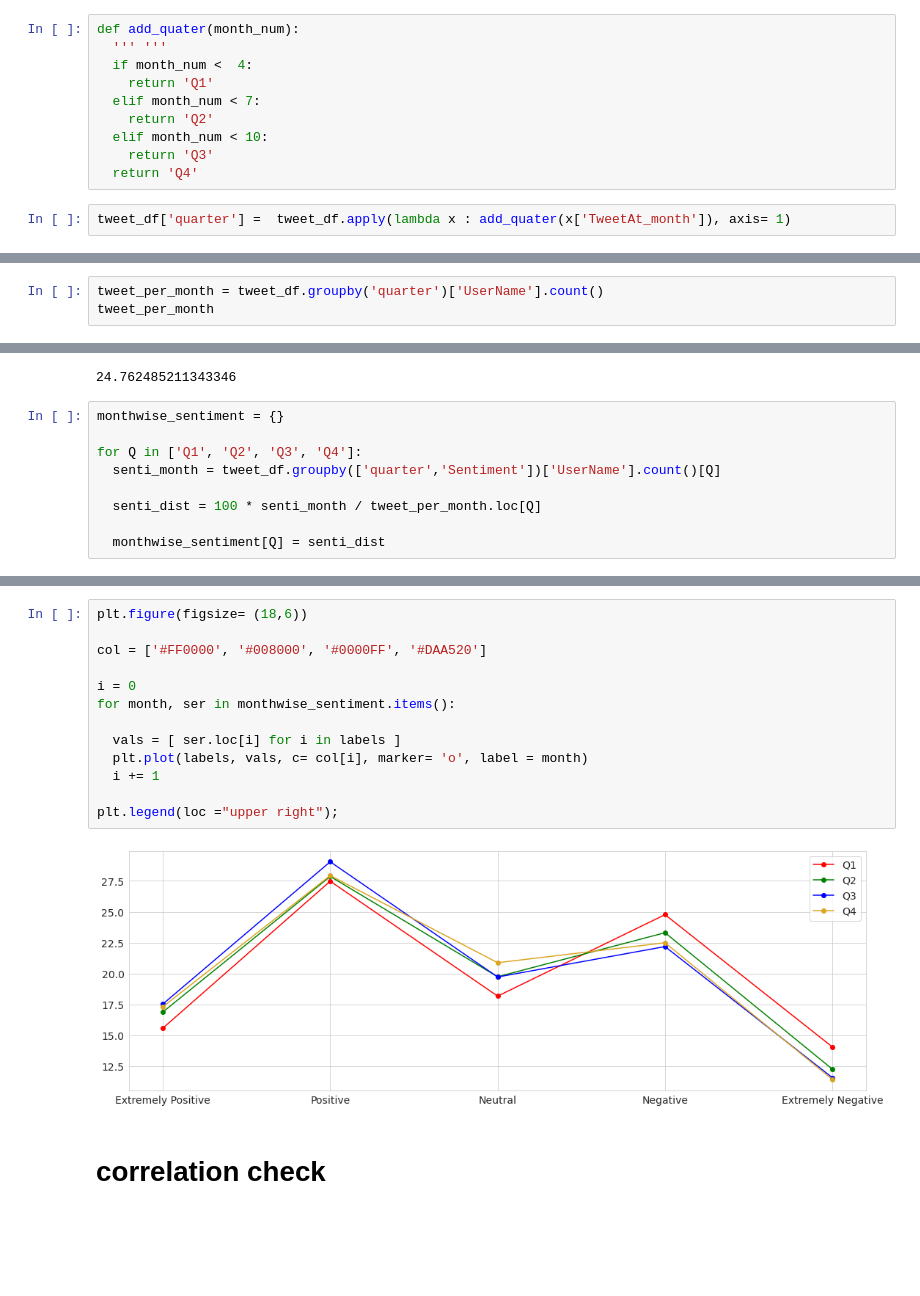
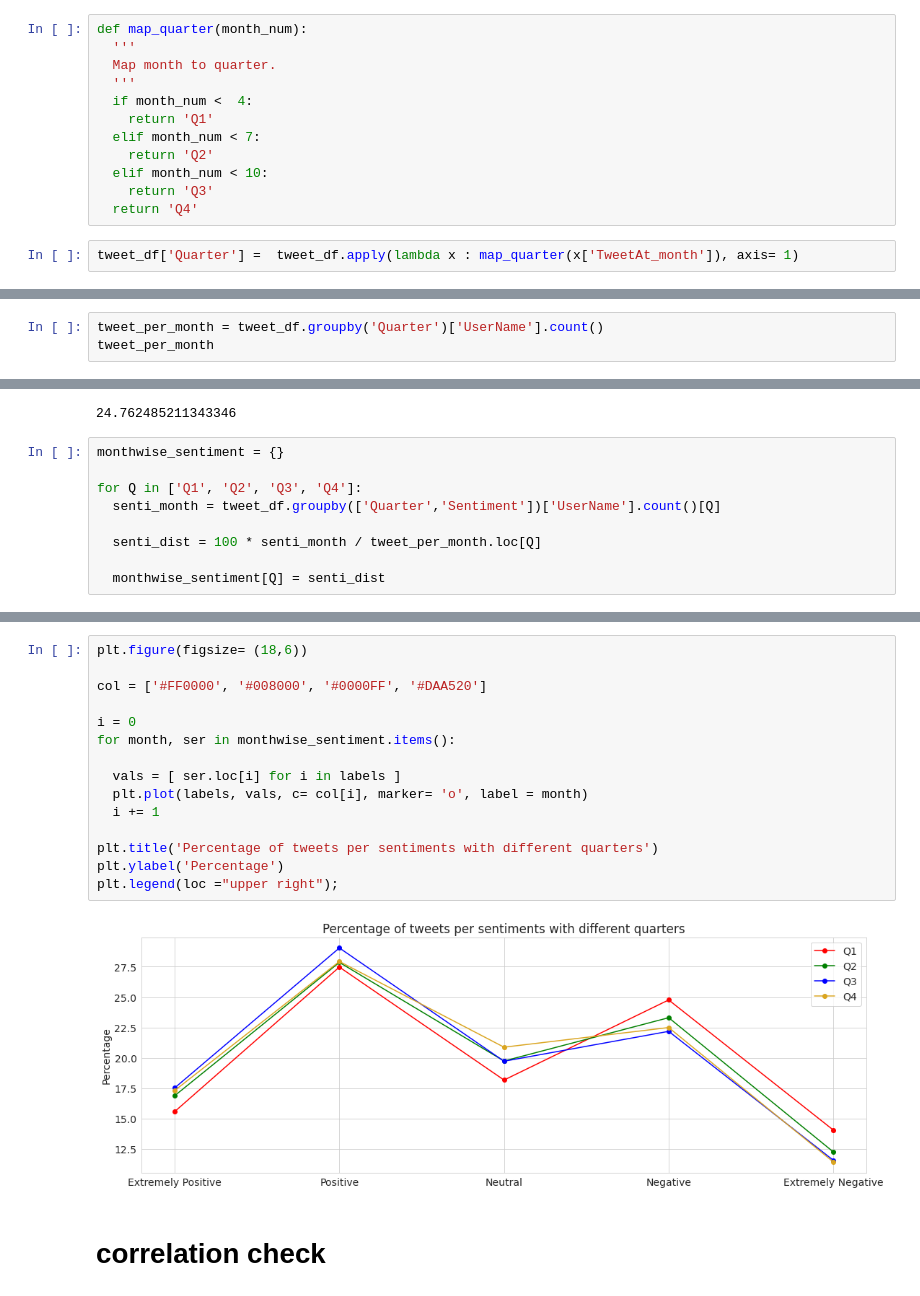
Before and after one commit to Gaurav2912/Coronavirus-Tweet-Sentiment-Analysis, a Jupyter notebook: Coronavirus_Tweet_Sentiment_Analysis_Capstone_Project.ipynb, the cells around one changed output, grey strips where cells are left out. Saved outputs shown, nothing was run; the diff lists cells and outputs as text; blank space fills up the shorter version.

```diff
--- a/Coronavirus_Tweet_Sentiment_Analysis_Capstone_Project.ipynb
+++ b/Coronavirus_Tweet_Sentiment_Analysis_Capstone_Project.ipynb
@@ -130,8 +140,10 @@ Index(['UserName', 'ScreenName', 'Location', 'TweetAt', 'OriginalTweet',
        'Sentiment', 'TweetAt_month', 'length_of_tweet'],
       dtype='object')
 # %%
-def add_quater(month_num):
-  ''' '''
+def map_quarter(month_num):
+  '''
+  Map month to quarter.
+  '''
   if month_num <  4:
     return 'Q1'
   elif month_num < 7:
@@ -140,7 +152,7 @@ def add_quater(month_num):
     return 'Q3'
   return 'Q4'
 # %%
-tweet_df['quarter'] =  tweet_df.apply(lambda x : add_quater(x['TweetAt_month']), axis= 1)
+tweet_df['Quarter'] =  tweet_df.apply(lambda x : map_quarter(x['TweetAt_month']), axis= 1)
 # %%
 tweet_df.info()
 # %% [output]
@@ -303,4 +393,4 @@ Index(['UserName', 'ScreenName', 'Location', 'TweetAt', 'OriginalTweet',
 # %%
-tweet_per_month = tweet_df.groupby('quarter')['UserName'].count()
+tweet_per_month = tweet_df.groupby('Quarter')['UserName'].count()
 tweet_per_month
 # %% [output]
@@ -329,7 +419,7 @@ aa.loc['Negative']
 monthwise_sentiment = {}
 
 for Q in ['Q1', 'Q2', 'Q3', 'Q4']:
-  senti_month = tweet_df.groupby(['quarter','Sentiment'])['UserName'].count()[Q]
+  senti_month = tweet_df.groupby(['Quarter','Sentiment'])['UserName'].count()[Q]
 
   senti_dist = 100 * senti_month / tweet_per_month.loc[Q]
 
@@ -339,18 +447,20 @@ monthwise_sentiment
 # %%
 plt.figure(figsize= (18,6))
 
 col = ['#FF0000', '#008000', '#0000FF', '#DAA520']
 
 i = 0
 for month, ser in monthwise_sentiment.items():
 
   vals = [ ser.loc[i] for i in labels ]
   plt.plot(labels, vals, c= col[i], marker= 'o', label = month)
   i += 1
 
+plt.title('Percentage of tweets per sentiments with different quarters')
+plt.ylabel('Percentage')
 plt.legend(loc ="upper right");
 # %% [output]
-[figure, old version]
+[figure, new version]
 # %% [markdown]
 # correlation check
 # %%
```
Also changed, not shown: parts of 51 cells of this notebook.
